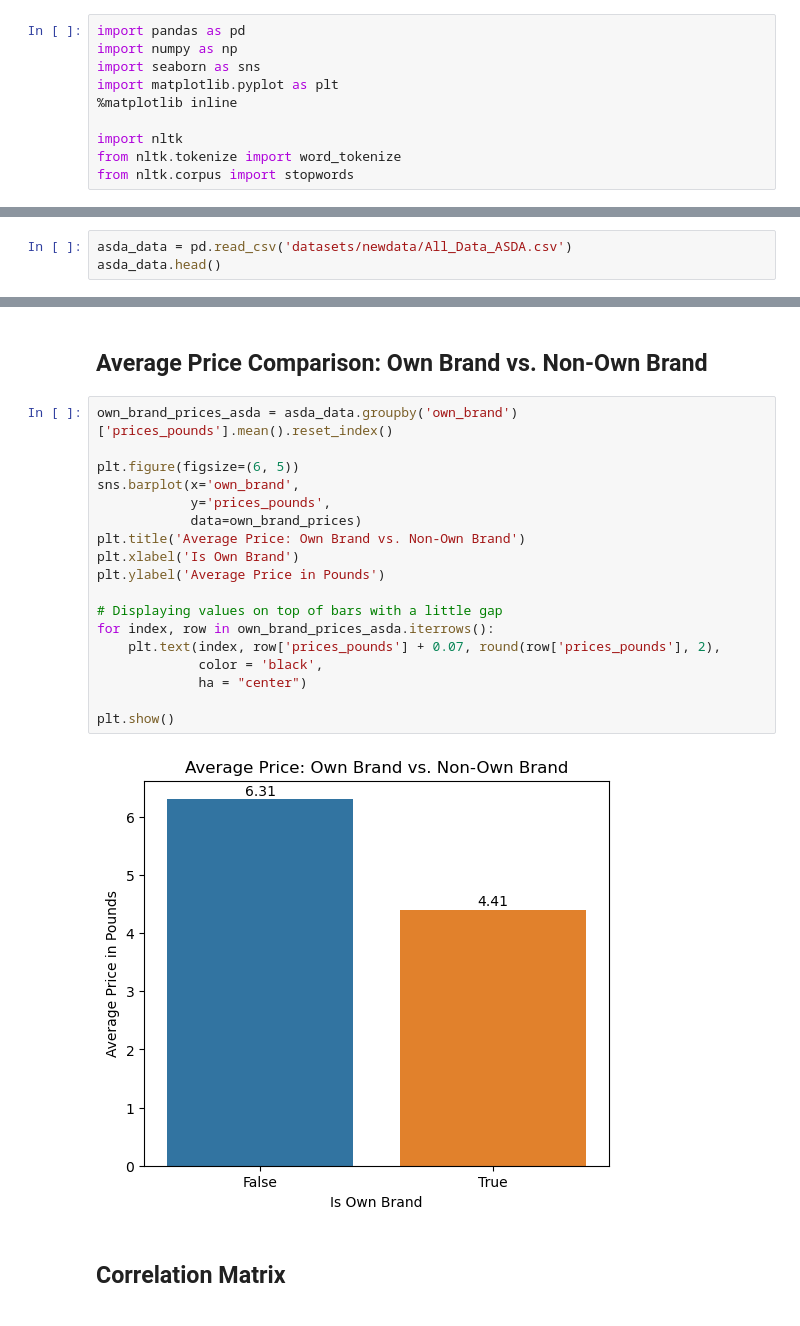
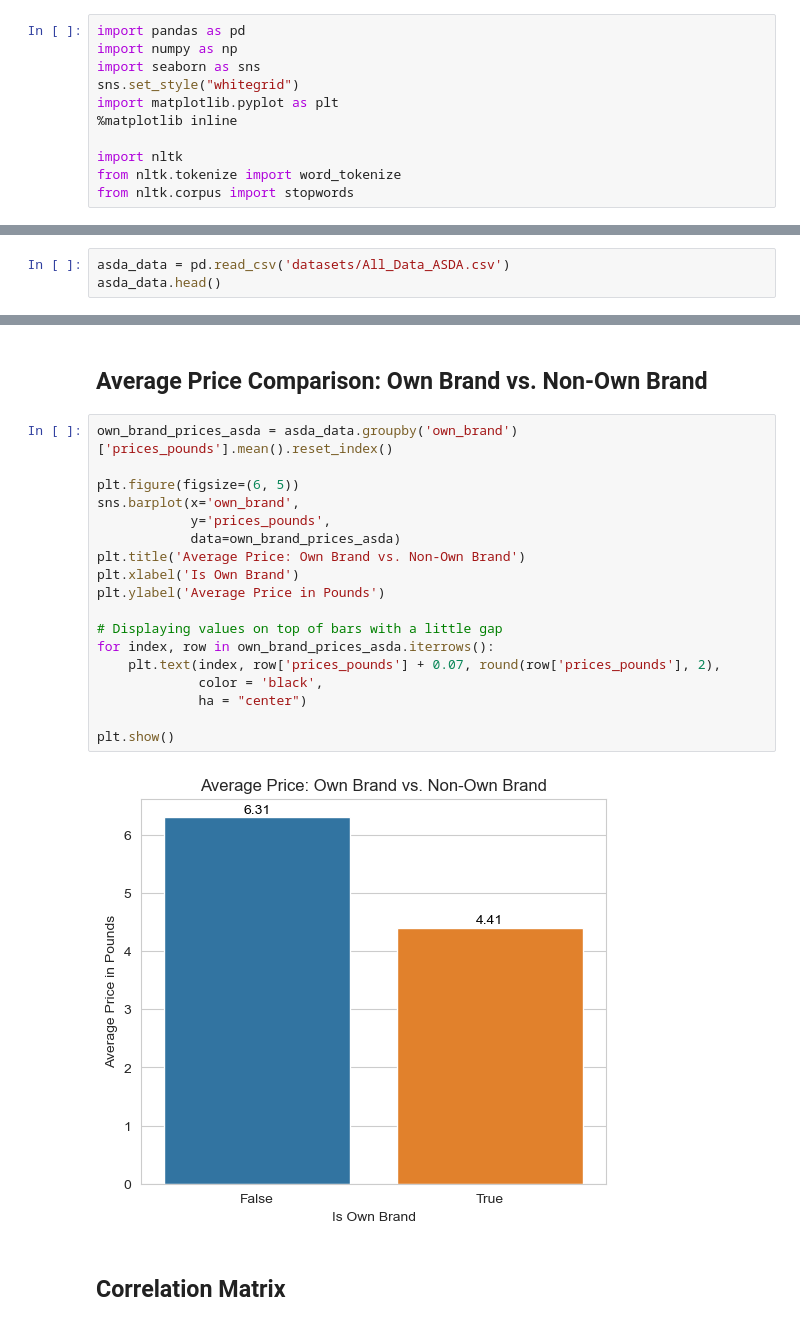
Before and after one commit to purvij07/Revenue-Prediction-Customer-Analytics-for-Supermarket-Data, a Jupyter notebook: code/ASDA_dataset.ipynb, the cells around one changed output, grey strips where cells are left out. Saved outputs shown, nothing was run; the diff lists cells and outputs as text.

```diff
--- a/code/ASDA_dataset.ipynb
+++ b/code/ASDA_dataset.ipynb
@@ -4,6 +4,7 @@
 import pandas as pd
 import numpy as np
 import seaborn as sns
+sns.set_style("whitegrid")
 import matplotlib.pyplot as plt
 %matplotlib inline
 
@@ -13,7 +14,7 @@ from nltk.corpus import stopwords
 # %% [markdown]
 # Loading the "ASDA" supermarket data
 # %%
-asda_data = pd.read_csv('datasets/newdata/All_Data_ASDA.csv')
+asda_data = pd.read_csv('datasets/All_Data_ASDA.csv')
 asda_data.head()
 # %% [output]
 |  | supermarket | prices_(£) | prices_unit_(£) | unit | names | date | category | own_brand |
@@ -315,23 +320,23 @@ Name: count, dtype: int64
 # %%
 own_brand_prices_asda = asda_data.groupby('own_brand')['prices_pounds'].mean().reset_index()
 
 plt.figure(figsize=(6, 5))
 sns.barplot(x='own_brand',
             y='prices_pounds',
-            data=own_brand_prices)
+            data=own_brand_prices_asda)
 plt.title('Average Price: Own Brand vs. Non-Own Brand')
 plt.xlabel('Is Own Brand')
 plt.ylabel('Average Price in Pounds')
 
 # Displaying values on top of bars with a little gap
 for index, row in own_brand_prices_asda.iterrows():
     plt.text(index, row['prices_pounds'] + 0.07, round(row['prices_pounds'], 2),
              color = 'black',
              ha = "center")
 
 plt.show()
 # %% [output]
-[figure, old version]
+[figure, new version]
 # %% [markdown]
 ## Correlation Matrix
 # %%
```
Also changed, not shown: parts of 8 cells of this notebook, 3 other files.
